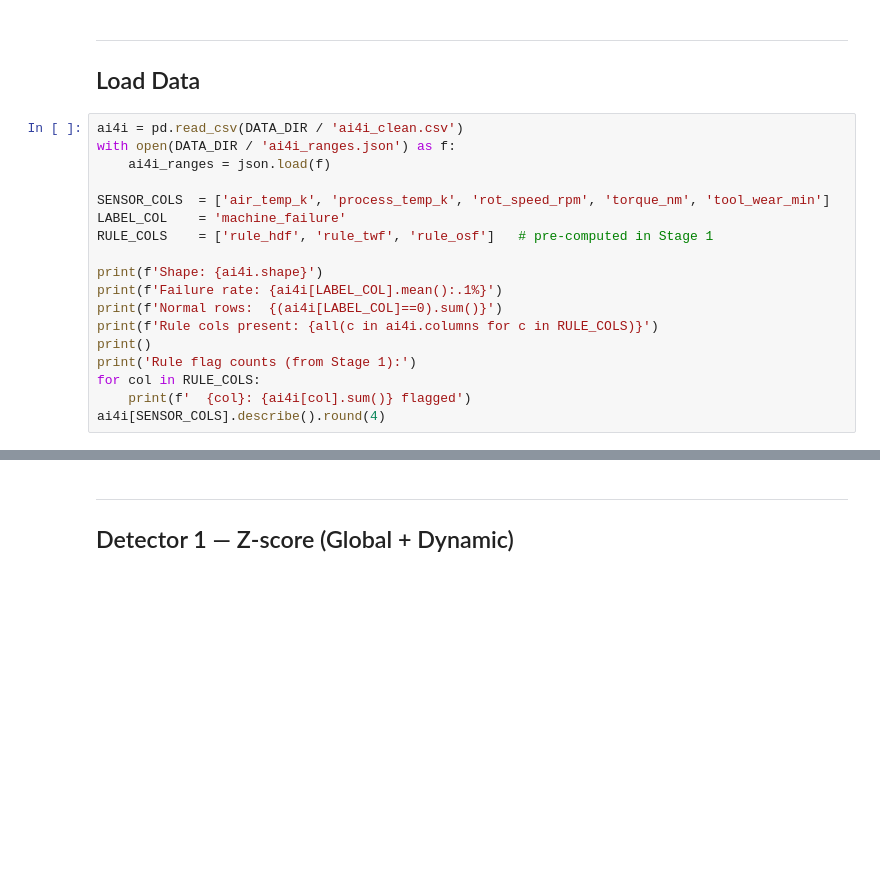
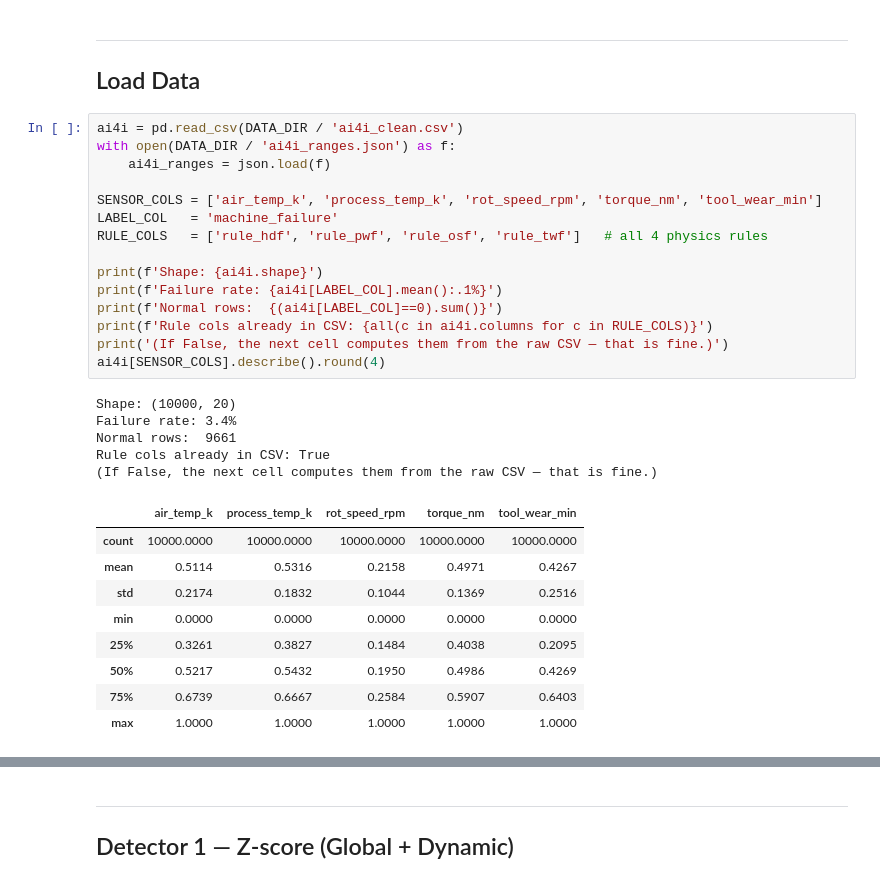
Before and after one commit to KumarJonnala/iot-anomaly-detection-xai, a Jupyter notebook: test_notebooks/anomaly_detection.ipynb, the cells around one changed output, grey strips where cells are left out. Drawn from its saved outputs; the diff is of its cells as text; blank space fills up the shorter version.

```diff
--- a/test_notebooks/anomaly_detection.ipynb
+++ b/test_notebooks/anomaly_detection.ipynb
@@ -46,18 +49,30 @@ print('Setup complete.')
 # %%
 ai4i = pd.read_csv(DATA_DIR / 'ai4i_clean.csv')
 with open(DATA_DIR / 'ai4i_ranges.json') as f:
     ai4i_ranges = json.load(f)
 
-SENSOR_COLS  = ['air_temp_k', 'process_temp_k', 'rot_speed_rpm', 'torque_nm', 'tool_wear_min']
-LABEL_COL    = 'machine_failure'
-RULE_COLS    = ['rule_hdf', 'rule_twf', 'rule_osf']   # pre-computed in Stage 1
+SENSOR_COLS = ['air_temp_k', 'process_temp_k', 'rot_speed_rpm', 'torque_nm', 'tool_wear_min']
+LABEL_COL   = 'machine_failure'
+RULE_COLS   = ['rule_hdf', 'rule_pwf', 'rule_osf', 'rule_twf']   # all 4 physics rules
 
 print(f'Shape: {ai4i.shape}')
 print(f'Failure rate: {ai4i[LABEL_COL].mean():.1%}')
 print(f'Normal rows:  {(ai4i[LABEL_COL]==0).sum()}')
-print(f'Rule cols present: {all(c in ai4i.columns for c in RULE_COLS)}')
-print()
-print('Rule flag counts (from Stage 1):')
-for col in RULE_COLS:
-    print(f'  {col}: {ai4i[col].sum()} flagged')
+print(f'Rule cols already in CSV: {all(c in ai4i.columns for c in RULE_COLS)}')
+print('(If False, the next cell computes them from the raw CSV — that is fine.)')
 ai4i[SENSOR_COLS].describe().round(4)
+# %% [output]
+Shape: (10000, 20)
+Failure rate: 3.4%
+Normal rows:  9661
+Rule cols already in CSV: True
+(If False, the next cell computes them from the raw CSV — that is fine.)
+|  | air_temp_k | process_temp_k | rot_speed_rpm | torque_nm | tool_wear_min |
+| count | 10000.0000 | 10000.0000 | 10000.0000 | 10000.0000 | 10000.0000 |
+| mean | 0.5114 | 0.5316 | 0.2158 | 0.4971 | 0.4267 |
+| std | 0.2174 | 0.1832 | 0.1044 | 0.1369 | 0.2516 |
+| min | 0.0000 | 0.0000 | 0.0000 | 0.0000 | 0.0000 |
+| 25% | 0.3261 | 0.3827 | 0.1484 | 0.4038 | 0.2095 |
+| 50% | 0.5217 | 0.5432 | 0.1950 | 0.4986 | 0.4269 |
+| 75% | 0.6739 | 0.6667 | 0.2584 | 0.5907 | 0.6403 |
+| max | 1.0000 | 1.0000 | 1.0000 | 1.0000 | 1.0000 |
```
Also changed, not shown: parts of 24 cells of this notebook, 39 other files.
